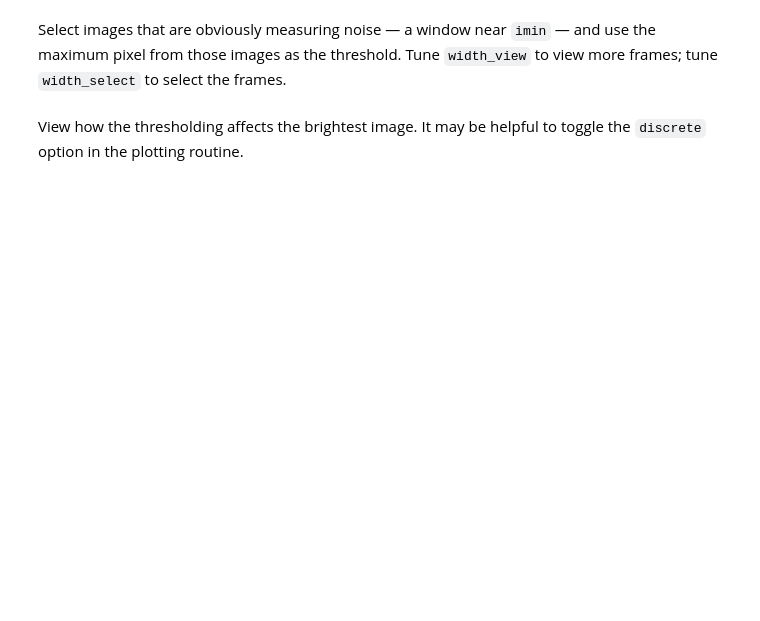
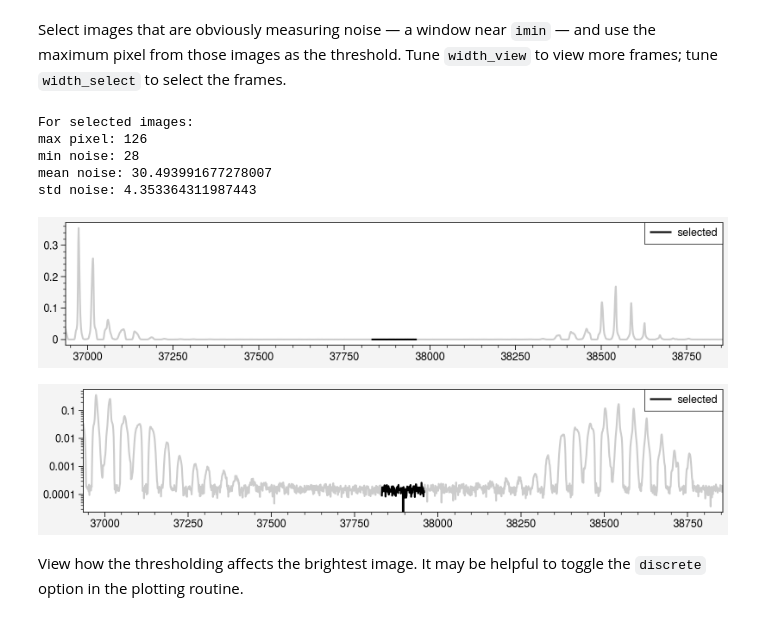
Before and after one commit to austin-hoover/analysis-sns-btf, a Jupyter notebook: scan3d/scan-xxpy-image-ypdE/scan-xxpy-image-ypdE_step0.ipynb, the cells around one changed output. Saved outputs shown, nothing was run; the diff lists cells and outputs as text; code cells hidden in the pictures; blank space fills up the shorter version.

```diff
--- a/scan3d/scan-xxpy-image-ypdE/scan-xxpy-image-ypdE_step0.ipynb
+++ b/scan3d/scan-xxpy-image-ypdE/scan-xxpy-image-ypdE_step0.ipynb
@@ -385,24 +514,32 @@ im = im - image_offset
 Select images that are obviously measuring noise — a window near `imin` — and use the maximum pixel from those images as the threshold. Tune `width_view` to view more frames; tune `width_select` to select the frames.
 # %%
 width_view = 30 * variables['y1']['steps']
-width_avg = 4 * variables['y1']['steps']
+width_calc = 2 * variables['y1']['steps']
 idx_view = np.arange(imin - width_view, imin + width_view, 1)
-idx_avg = np.arange(imin - width_avg, imin + width_avg, 1)
+idx_calc = np.arange(imin - width_calc, imin + width_calc, 1)
 
-ims_noise = np.array([get_image(i) for i in idx_avg])
+ims_noise = np.array([get_image(i) for i in idx_calc])
 print('For selected images:')
 print(f'max pixel: {np.max(ims_noise)}')
 print(f'min noise: {np.min(ims_noise)}')
 print(f'mean noise: {np.mean(ims_noise)}')
 print(f'std noise: {np.std(ims_noise)}')
 
 for yscale in [None, 'log']:
     fig, ax = pplt.subplots(figsize=(8.0, 1.75))
     ax.plot(idx_view, signal[idx_view], color='black', alpha=0.2)
-    ax.plot(idx_avg, signal[idx_avg], color='black', label='selected')
+    ax.plot(idx_calc, signal[idx_calc], color='black', label='selected')
     ax.legend(loc='upper right')
     ax.format(yscale=yscale)
     plt.savefig(f'_output/noise_region_{yscale}.png')
     plt.show()
+# %% [output]
+For selected images:
+max pixel: 126
+min noise: 28
+mean noise: 30.493991677278007
+std noise: 4.353364311987443
+[figure, added]
+[figure, added]
 # %% [markdown]
 View how the thresholding affects the brightest image. It may be helpful to toggle the `discrete` option in the plotting routine.
```
Also changed, not shown: parts of 36 cells of this notebook, 6 other files.
